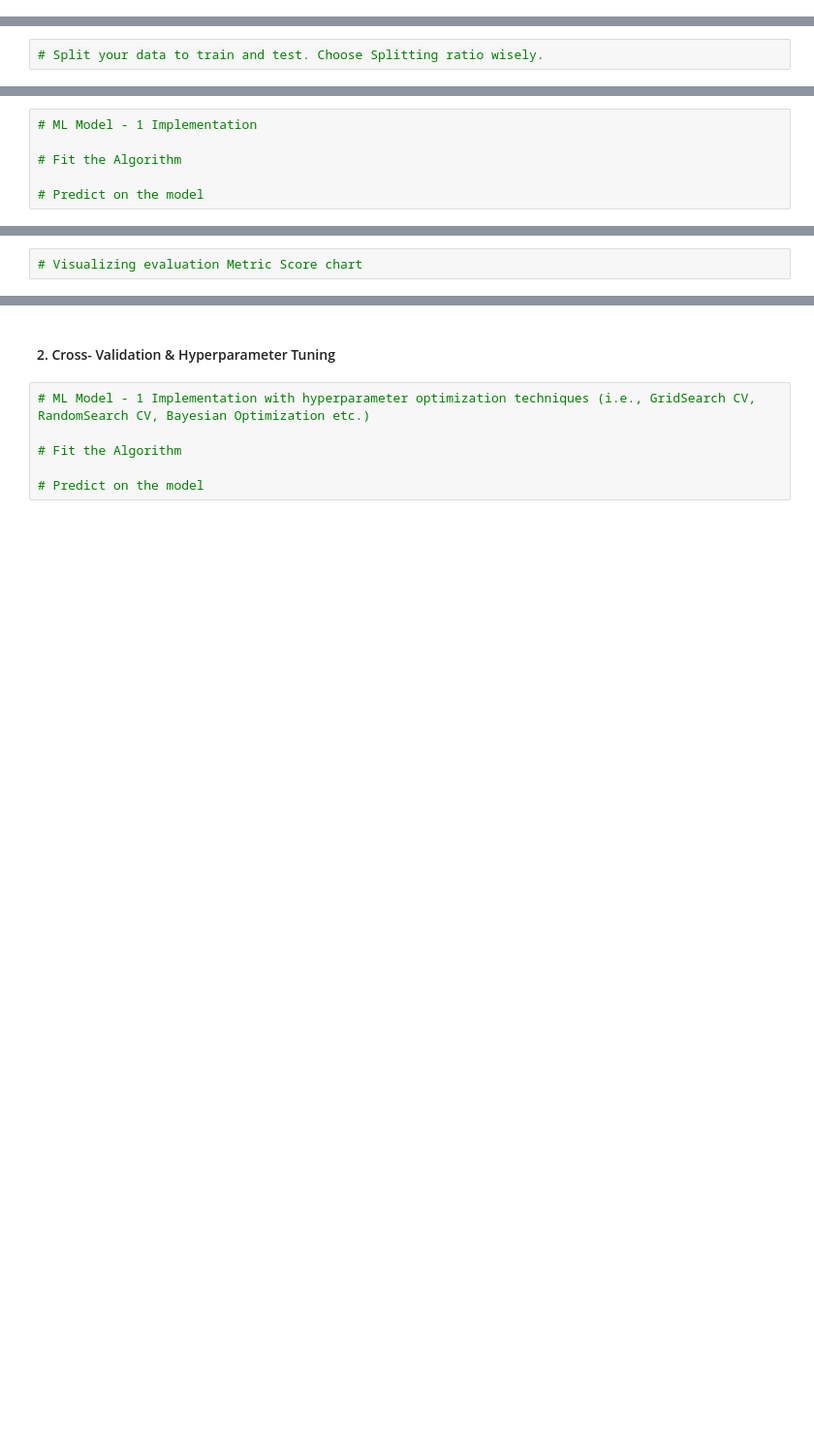
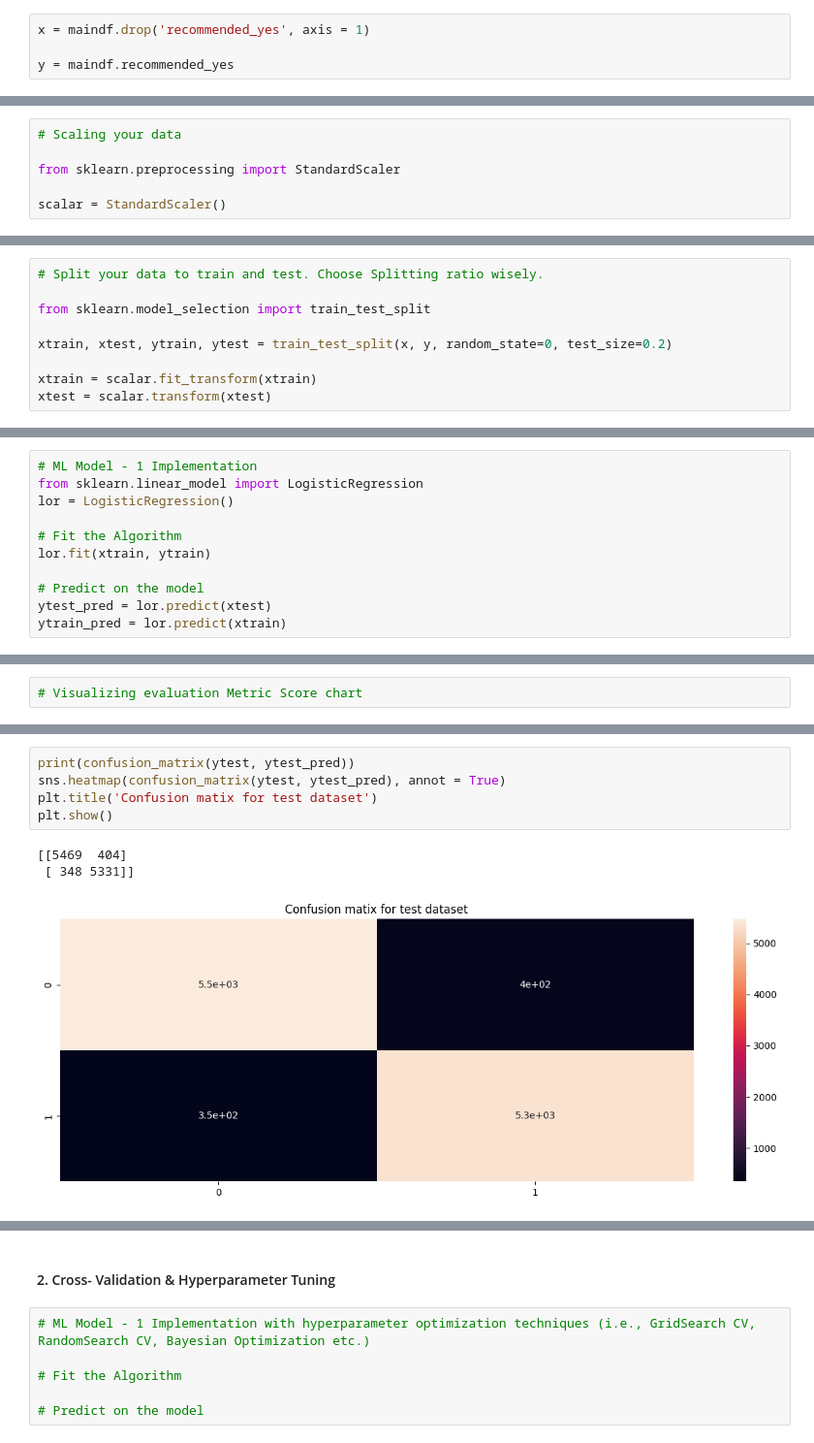
Before and after one commit to MrMRaut/Airline-Referral-Classification, a Jupyter notebook: Airline_Referral_Classification.ipynb, the cells around one changed output, grey strips where cells are left out. Shown at 97% size. Cells and saved outputs as stored; diff of their text form; blank space fills up the shorter version.

```diff
--- a/Airline_Referral_Classification.ipynb
+++ b/Airline_Referral_Classification.ipynb
@@ -948 +872,5 @@ Answer Here.
+# %%
+x = maindf.drop('recommended_yes', axis = 1)
+
+y = maindf.recommended_yes
 # %% [markdown]
@@ -954 +878,7 @@ Answer Here.
+# %%
+# Scaling your data
+
+from sklearn.preprocessing import StandardScaler
+
+scalar = StandardScaler()
 # %% [markdown]
@@ -1008,2 +922,9 @@ Answer Here.
 # %%
 # Split your data to train and test. Choose Splitting ratio wisely.
+
+from sklearn.model_selection import train_test_split
+
+xtrain, xtest, ytrain, ytest = train_test_split(x, y, random_state=0, test_size=0.2)
+
+xtrain = scalar.fit_transform(xtrain)
+xtest = scalar.transform(xtest)
@@ -1029,7 +942,12 @@ Answer Here.
 ### ML Model - 1
 # %%
 # ML Model - 1 Implementation
+from sklearn.linear_model import LogisticRegression
+lor = LogisticRegression()
 
 # Fit the Algorithm
+lor.fit(xtrain, ytrain)
 
 # Predict on the model
+ytest_pred = lor.predict(xtest)
+ytrain_pred = lor.predict(xtrain)
@@ -1039,0 +981,9 @@ Answer Here.
+# %%
+print(confusion_matrix(ytest, ytest_pred))
+sns.heatmap(confusion_matrix(ytest, ytest_pred), annot = True)
+plt.title('Confusion matix for test dataset')
+plt.show()
+# %% [output]
+[[5469  404]
+ [ 348 5331]]
+[figure, added]
```
Also changed, not shown: parts of 61 cells of this notebook.
